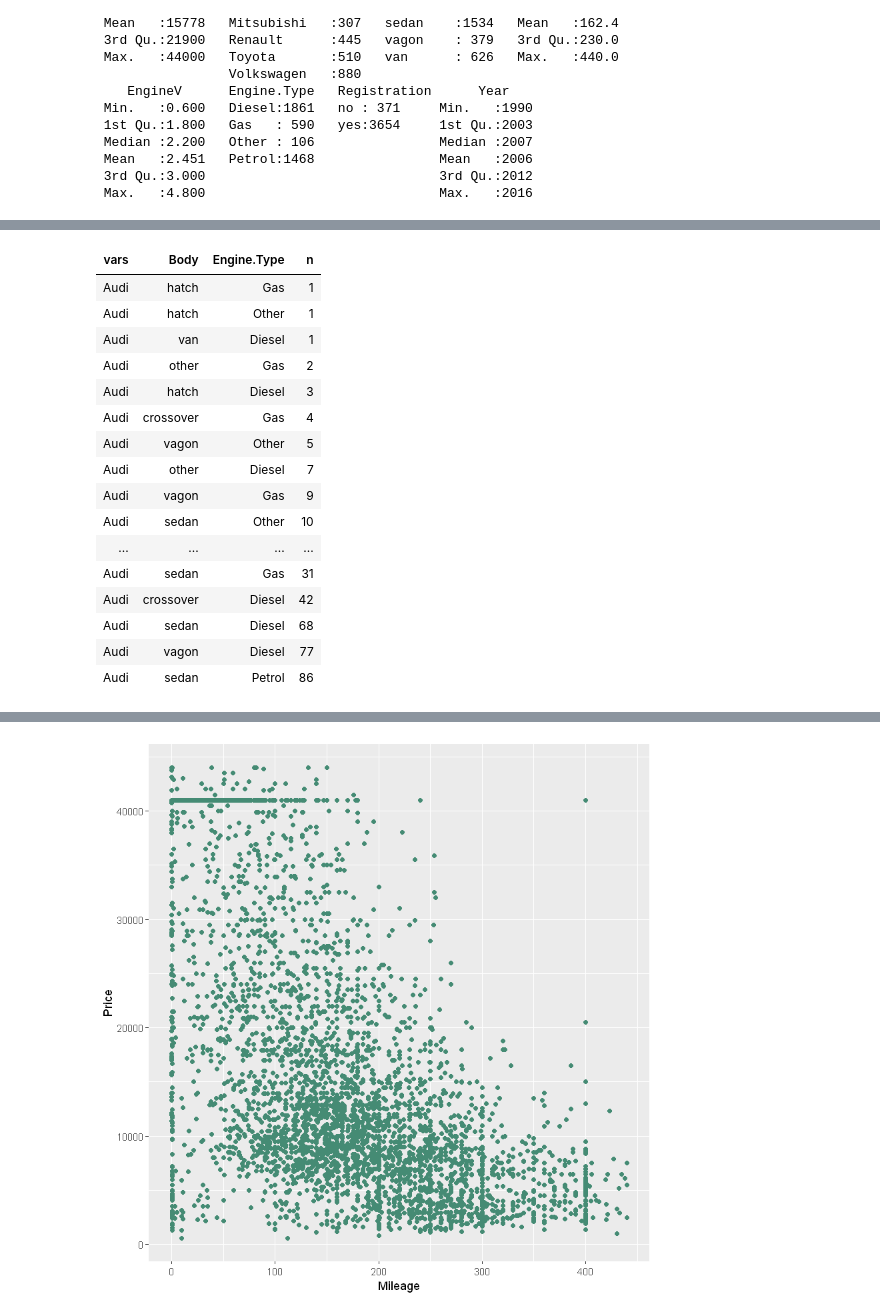
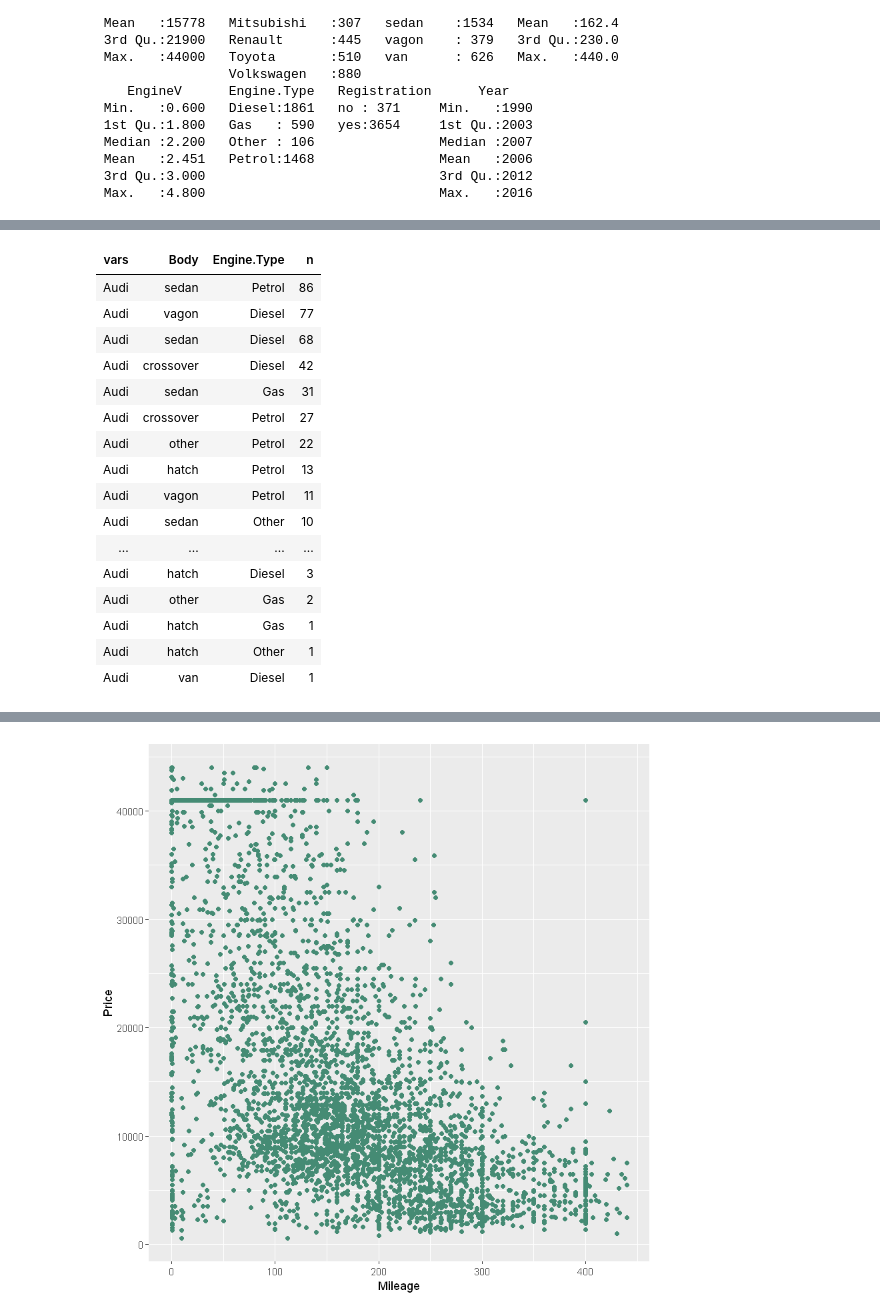
Before and after one commit to nithinivi/DataScienceInR, a Jupyter notebook: lesson-03/EDA.ipynb, the cells around one changed output, grey strips where cells are left out. Cells and saved outputs as stored; diff of their text form; code cells hidden in the pictures.

```diff
--- a/lesson-03/EDA.ipynb
+++ b/lesson-03/EDA.ipynb
@@ -453,26 +569,26 @@ summarise(max(Price))
 # %%
 data %>%
 select( Brand,Body,Engine.Type) %>%
 filter(data$Brand=='Audi') %>%
 count(vars = Brand,Body,Engine.Type) %>%
-arrange(n)
+arrange(desc(n))
 
 ## Identifying the combinations with Audi
 # %% [output]
 | vars | Body | Engine.Type | n |
+| Audi | sedan | Petrol | 86 |
+| Audi | vagon | Diesel | 77 |
+| Audi | sedan | Diesel | 68 |
+| Audi | crossover | Diesel | 42 |
+| Audi | sedan | Gas | 31 |
+| Audi | crossover | Petrol | 27 |
+| Audi | other | Petrol | 22 |
+| Audi | hatch | Petrol | 13 |
+| Audi | vagon | Petrol | 11 |
+| Audi | sedan | Other | 10 |
+| ... | ... | ... | ... |
+| Audi | hatch | Diesel | 3 |
+| Audi | other | Gas | 2 |
 | Audi | hatch | Gas | 1 |
 | Audi | hatch | Other | 1 |
 | Audi | van | Diesel | 1 |
-| Audi | other | Gas | 2 |
-| Audi | hatch | Diesel | 3 |
-| Audi | crossover | Gas | 4 |
-| Audi | vagon | Other | 5 |
-| Audi | other | Diesel | 7 |
-| Audi | vagon | Gas | 9 |
-| Audi | sedan | Other | 10 |
-| ... | ... | ... | ... |
-| Audi | sedan | Gas | 31 |
-| Audi | crossover | Diesel | 42 |
-| Audi | sedan | Diesel | 68 |
-| Audi | vagon | Diesel | 77 |
-| Audi | sedan | Petrol | 86 |
```
Also changed, not shown: parts of 13 cells of this notebook.
